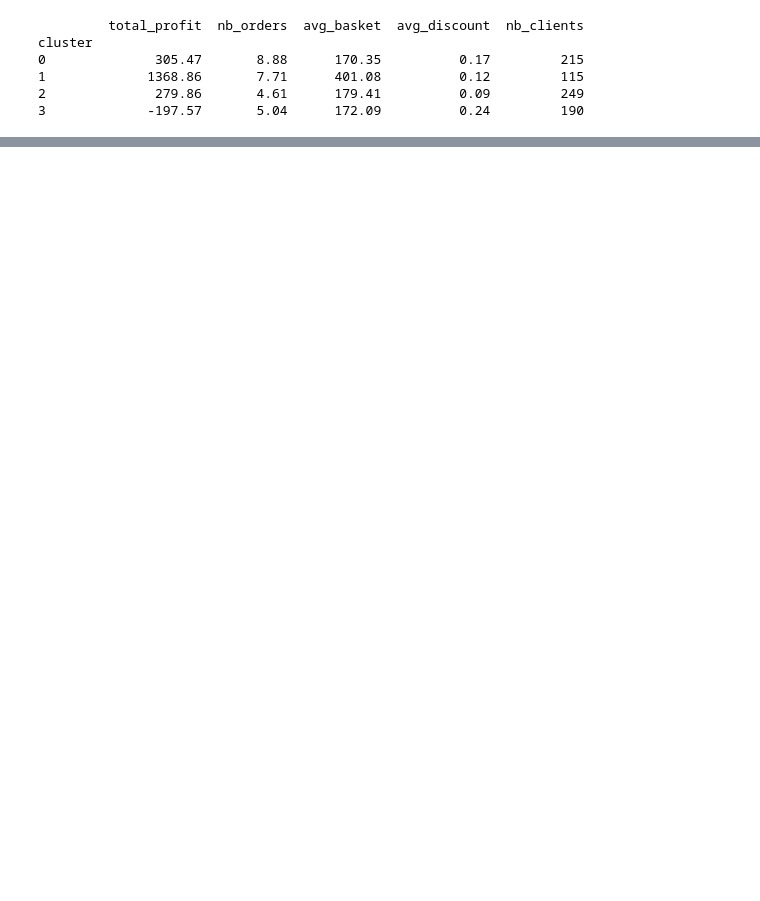
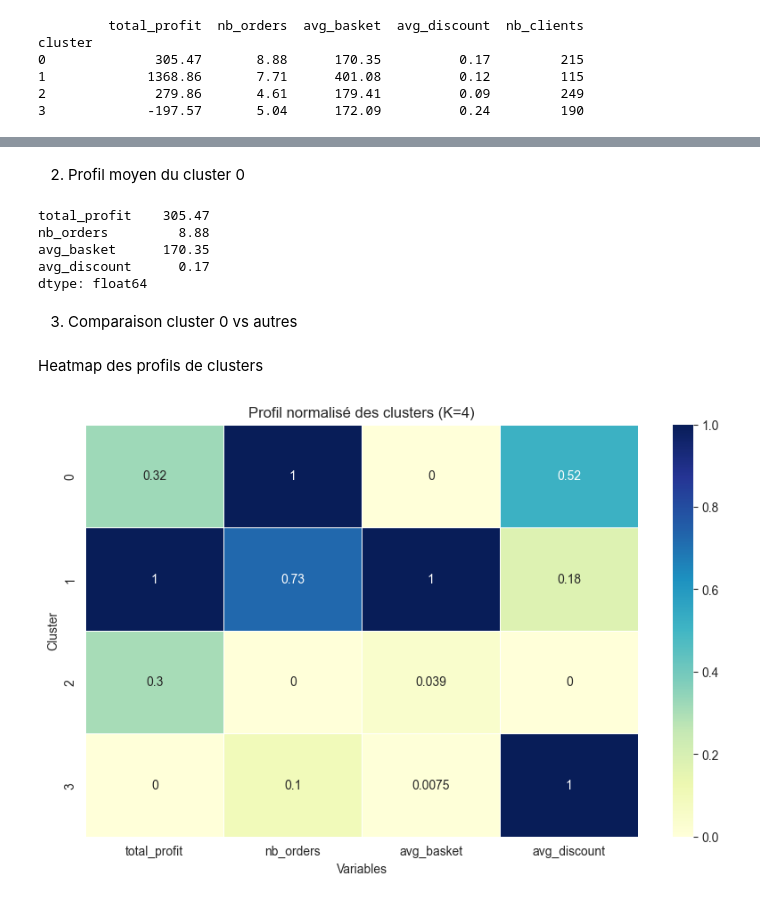
Before and after one commit to msshaqura/project_superstore, a Jupyter notebook: notebooks/sample_superstore.ipynb, the cells around one changed output, grey strips where cells are left out. Drawn from its saved outputs; the diff is of its cells as text; code cells hidden in the pictures; blank space fills up the shorter version.

Commit message:
Ajout visualisations cluster 0

```diff
--- a/notebooks/sample_superstore.ipynb
+++ b/notebooks/sample_superstore.ipynb
@@ -1265,0 +1289,13 @@ df3 = client_clean[client_clean["cluster"] == 3].copy()
+# %% [markdown]
+2. Profil moyen du cluster 0
+# %%
+profile_0 = df0[["total_profit","nb_orders","avg_basket","avg_discount"]].mean().round(2)
+print(profile_0)
+# %% [output]
+total_profit    305.47
+nb_orders         8.88
+avg_basket      170.35
+avg_discount      0.17
+dtype: float64
+# %% [markdown]
+3. Comparaison cluster 0 vs autres
@@ -1265,0 +1340,42 @@ df3 = client_clean[client_clean["cluster"] == 3].copy()
+# %% [markdown]
+Heatmap des profils de clusters
+# %%
+import seaborn as sns
+import matplotlib.pyplot as plt
+from sklearn.preprocessing import MinMaxScaler
+
+# Variables à analyser
+cols = ["total_profit", "nb_orders", "avg_basket", "avg_discount"]
+
+# Calcul des moyennes par cluster
+cluster_profile = (
+    client_clean
+    .groupby("cluster")[cols]
+    .mean()
+)
+
+# Normalisation 0–1 pour comparer les variables
+scaler = MinMaxScaler()
+cluster_scaled = scaler.fit_transform(cluster_profile)
+
+cluster_scaled_df = pd.DataFrame(
+    cluster_scaled,
+    columns=cols,
+    index=cluster_profile.index
+)
+
+# Plot
+plt.figure(figsize=(10,6))
+sns.heatmap(
+    cluster_scaled_df,
+    annot=True,
+    cmap="YlGnBu",
+    linewidths=0.5
+)
+
+plt.title("Profil normalisé des clusters (K=4)")
+plt.ylabel("Cluster")
+plt.xlabel("Variables")
+plt.show()
+# %% [output]
+[figure, added]
```
Also changed, not shown: parts of 34 cells of this notebook.
